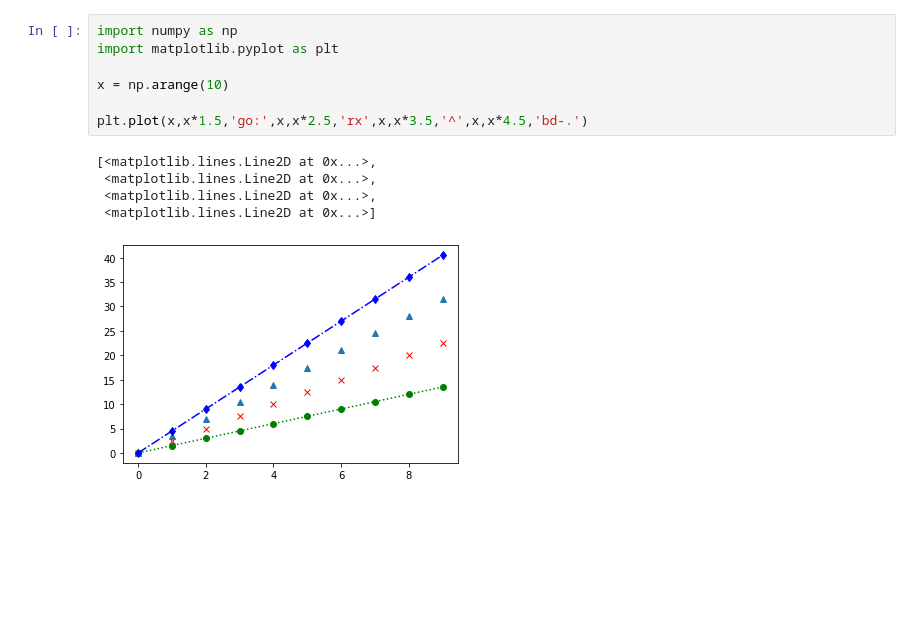
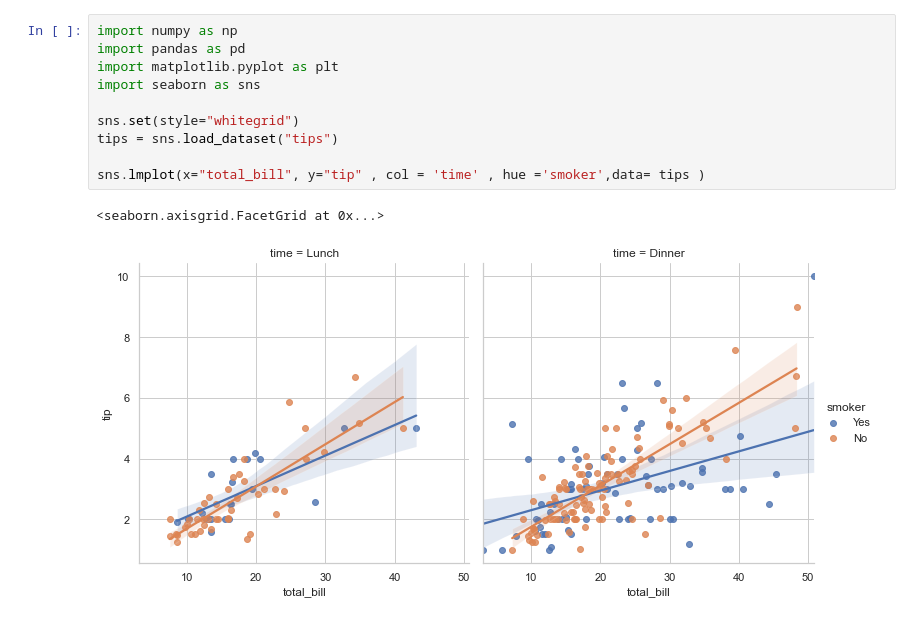
Before and after one commit to PengShengJun/-Python-, a Jupyter notebook: Untitled.ipynb, the cells around one changed output. Saved outputs shown, nothing was run; the diff lists cells and outputs as text; blank space fills up the shorter version.

```diff
--- a/Untitled.ipynb
+++ b/Untitled.ipynb
@@ -11,13 +1,13 @@ plt.plot(x, y,)
-# %%
-import numpy as np
-import matplotlib.pyplot as plt
-
-x = np.arange(10)
-
-plt.plot(x,x*1.5,'go:',x,x*2.5,'rx',x,x*3.5,'^',x,x*4.5,'bd-.')
-# %% [output]
-[<matplotlib.lines.Line2D at 0x...>,
- <matplotlib.lines.Line2D at 0x...>,
- <matplotlib.lines.Line2D at 0x...>,
- <matplotlib.lines.Line2D at 0x...>]
-[figure, removed]
+# %%
+import numpy as np
+import pandas as pd
+import matplotlib.pyplot as plt
+import seaborn as sns
+
+sns.set(style="whitegrid")
+tips = sns.load_dataset("tips")
+
+sns.lmplot(x="total_bill", y="tip" , col = 'time' , hue ='smoker',data= tips )
+# %% [output]
+<seaborn.axisgrid.FacetGrid at 0x...>
+[figure, added]
```
Also changed, not shown: parts of 7 cells of this notebook, 4 other files.
